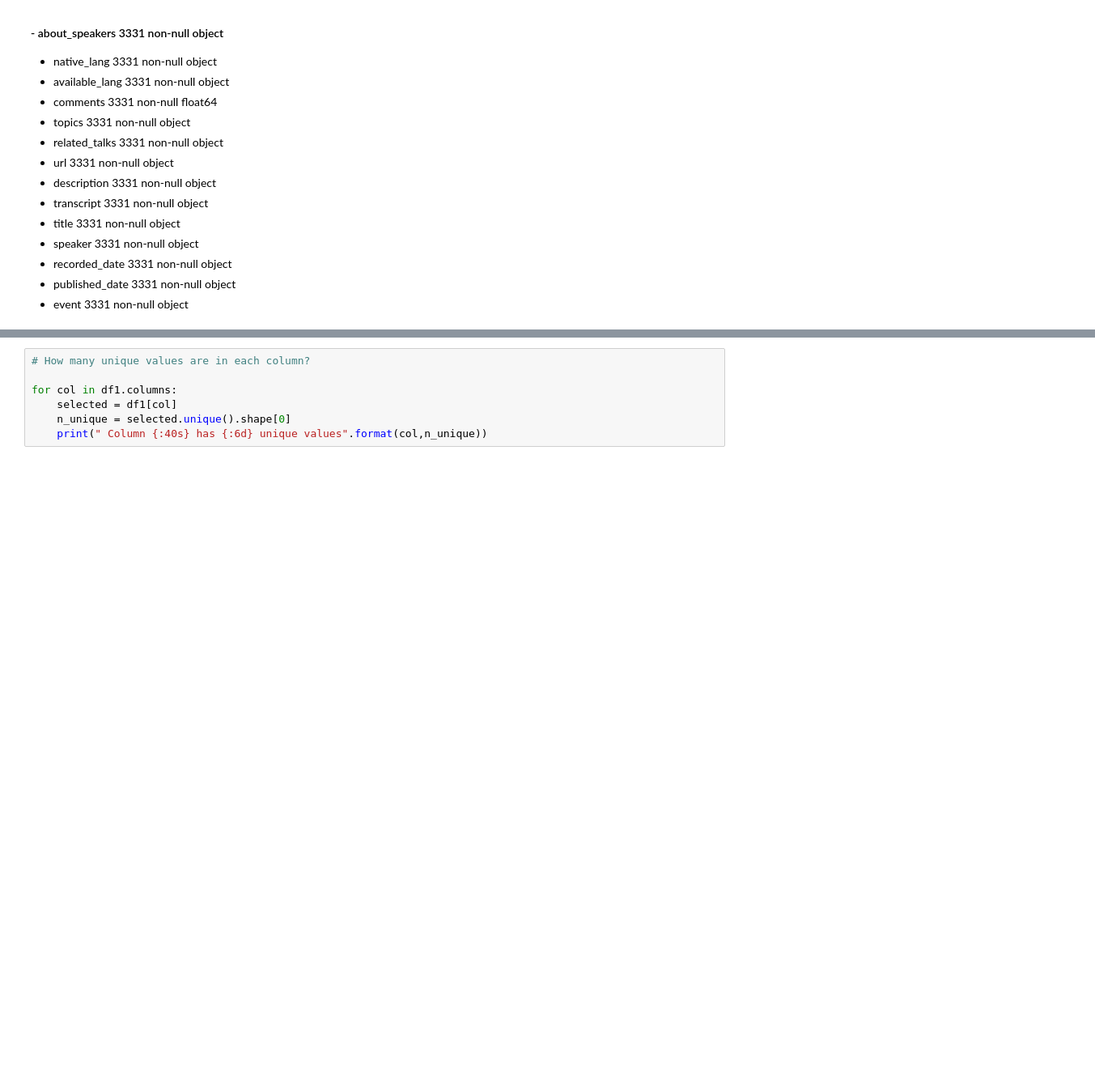
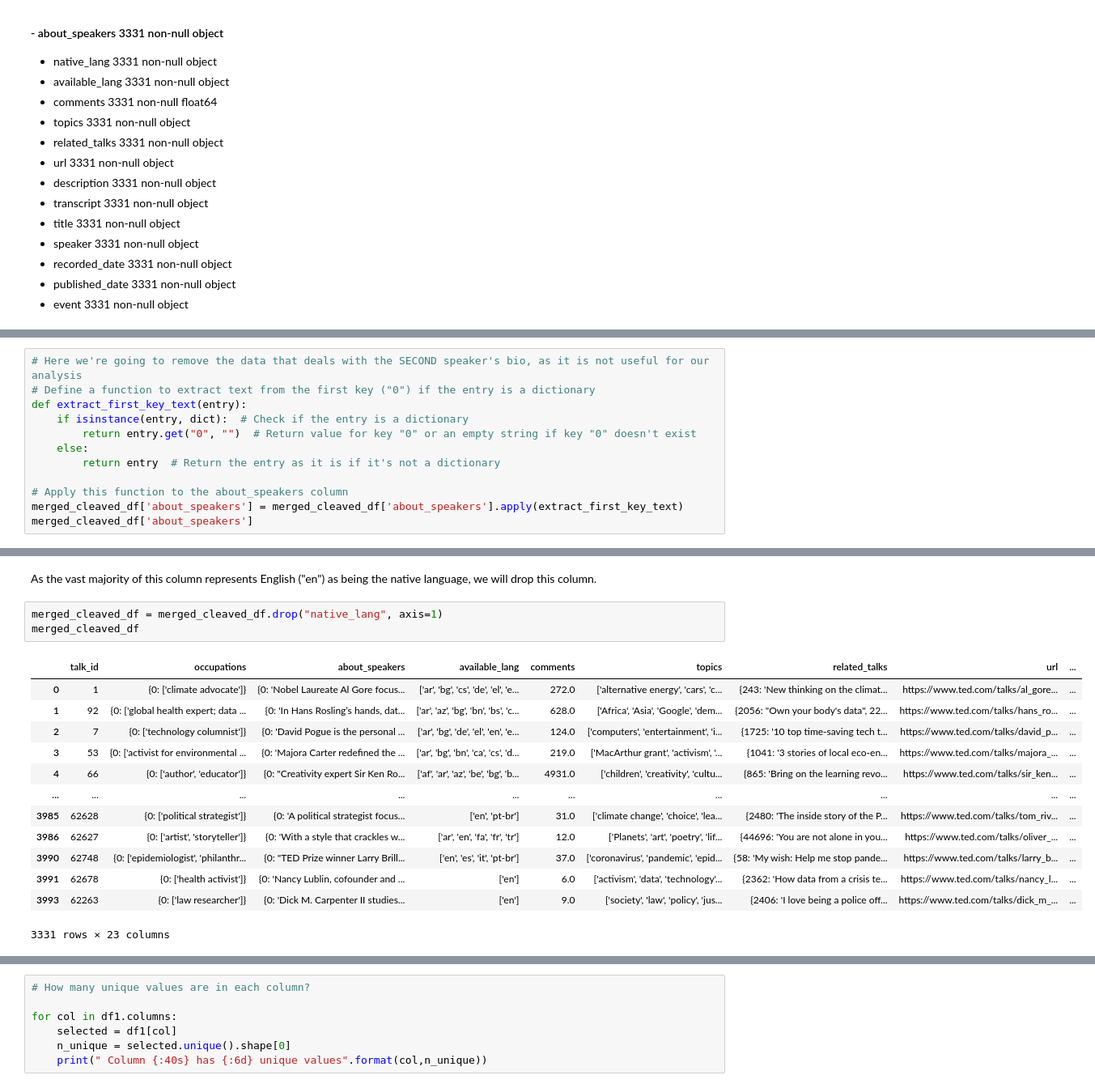
Before and after one commit to drewe4point0/Capstone-Quantifying-Good-Speeches-, a Jupyter notebook: Notebooks/Ted Dataset (with Transcripts).ipynb, the cells around one changed output, grey strips where cells are left out. Shown at 81% size. Saved outputs shown, nothing was run; the diff lists cells and outputs as text; blank space fills up the shorter version.

```diff
--- a/Notebooks/Ted Dataset (with Transcripts).ipynb
+++ b/Notebooks/Ted Dataset (with Transcripts).ipynb
@@ -457,0 +498,12 @@ Name: count, Length: 1924, dtype: int64
+# %%
+# Here we're going to remove the data that deals with the SECOND speaker's bio, as it is not useful for our analysis
+# Define a function to extract text from the first key ("0") if the entry is a dictionary
+def extract_first_key_text(entry):
+    if isinstance(entry, dict):  # Check if the entry is a dictionary
+        return entry.get("0", "")  # Return value for key "0" or an empty string if key "0" doesn't exist
+    else:
+        return entry  # Return the entry as it is if it's not a dictionary
+
+# Apply this function to the about_speakers column
+merged_cleaved_df['about_speakers'] = merged_cleaved_df['about_speakers'].apply(extract_first_key_text)
+merged_cleaved_df['about_speakers']
@@ -457,0 +579,19 @@ Name: count, Length: 1924, dtype: int64
+# %% [markdown]
+As the vast majority of this column represents English ("en") as being the native language, we will drop this column.
+# %%
+merged_cleaved_df = merged_cleaved_df.drop("native_lang", axis=1)
+merged_cleaved_df
+# %% [output]
+|  | talk_id | occupations | about_speakers | available_lang | comments | topics | related_talks | url | ... |
+| 0 | 1 | {0: ['climate advocate']} | {0: 'Nobel Laureate Al Gore focus... | ['ar', 'bg', 'cs', 'de', 'el', 'e... | 272.0 | ['alternative energy', 'cars', 'c... | {243: 'New thinking on the climat... | https://www.ted.com/talks/al_gore... | ... |
+| 1 | 92 | {0: ['global health expert; data ... | {0: 'In Hans Rosling’s hands, dat... | ['ar', 'az', 'bg', 'bn', 'bs', 'c... | 628.0 | ['Africa', 'Asia', 'Google', 'dem... | {2056: "Own your body's data", 22... | https://www.ted.com/talks/hans_ro... | ... |
+| 2 | 7 | {0: ['technology columnist']} | {0: 'David Pogue is the personal ... | ['ar', 'bg', 'de', 'el', 'en', 'e... | 124.0 | ['computers', 'entertainment', 'i... | {1725: '10 top time-saving tech t... | https://www.ted.com/talks/david_p... | ... |
+| 3 | 53 | {0: ['activist for environmental ... | {0: 'Majora Carter redefined the ... | ['ar', 'bg', 'bn', 'ca', 'cs', 'd... | 219.0 | ['MacArthur grant', 'activism', '... | {1041: '3 stories of local eco-en... | https://www.ted.com/talks/majora_... | ... |
+| 4 | 66 | {0: ['author', 'educator']} | {0: "Creativity expert Sir Ken Ro... | ['af', 'ar', 'az', 'be', 'bg', 'b... | 4931.0 | ['children', 'creativity', 'cultu... | {865: 'Bring on the learning revo... | https://www.ted.com/talks/sir_ken... | ... |
+| ... | ... | ... | ... | ... | ... | ... | ... | ... | ... |
+| 3985 | 62628 | {0: ['political strategist']} | {0: 'A political strategist focus... | ['en', 'pt-br'] | 31.0 | ['climate change', 'choice', 'lea... | {2480: 'The inside story of the P... | https://www.ted.com/talks/tom_riv... | ... |
+| 3986 | 62627 | {0: ['artist', 'storyteller']} | {0: 'With a style that crackles w... | ['ar', 'en', 'fa', 'fr', 'tr'] | 12.0 | ['Planets', 'art', 'poetry', 'lif... | {44696: 'You are not alone in you... | https://www.ted.com/talks/oliver_... | ... |
+| 3990 | 62748 | {0: ['epidemiologist', 'philanthr... | {0: "TED Prize winner Larry Brill... | ['en', 'es', 'it', 'pt-br'] | 37.0 | ['coronavirus', 'pandemic', 'epid... | {58: 'My wish: Help me stop pande... | https://www.ted.com/talks/larry_b... | ... |
+| 3991 | 62678 | {0: ['health activist']} | {0: 'Nancy Lublin, cofounder and ... | ['en'] | 6.0 | ['activism', 'data', 'technology'... | {2362: 'How data from a crisis te... | https://www.ted.com/talks/nancy_l... | ... |
+| 3993 | 62263 | {0: ['law researcher']} | {0: 'Dick M. Carpenter II studies... | ['en'] | 9.0 | ['society', 'law', 'policy', 'jus... | {2406: 'I love being a police off... | https://www.ted.com/talks/dick_m_... | ... |
+3331 rows × 23 columns
```
Also changed, not shown: parts of 60 cells of this notebook.
